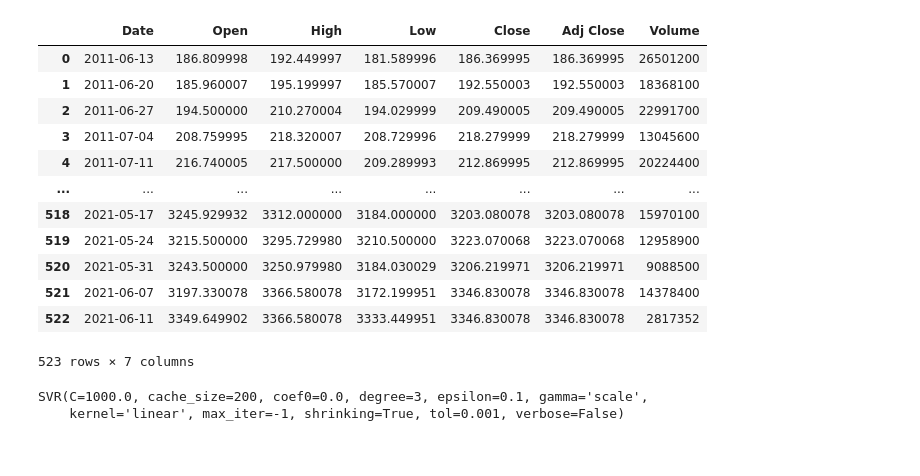
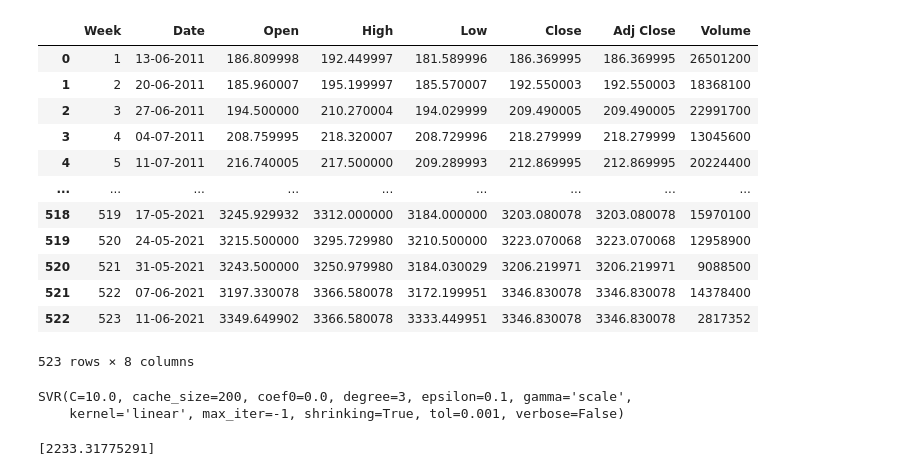
Before and after one commit to saurabh289/FAC_Stock-price-prediction, a Jupyter notebook: FAC_Assignment_1.ipynb, the cells around one changed output. Saved outputs shown, nothing was run; the diff lists cells and outputs as text; code cells hidden in the pictures.

```diff
--- a/FAC_Assignment_1.ipynb
+++ b/FAC_Assignment_1.ipynb
@@ -15,20 +15,20 @@ Saving AMZN.csv to AMZN.csv
 # %%
-data = pd.read_csv('AMZN.csv')
+data = pd.read_csv('AMZN 1.csv')
 data
 # %% [output]
-|  | Date | Open | High | Low | Close | Adj Close | Volume |
-| 0 | 2011-06-13 | 186.809998 | 192.449997 | 181.589996 | 186.369995 | 186.369995 | 26501200 |
-| 1 | 2011-06-20 | 185.960007 | 195.199997 | 185.570007 | 192.550003 | 192.550003 | 18368100 |
-| 2 | 2011-06-27 | 194.500000 | 210.270004 | 194.029999 | 209.490005 | 209.490005 | 22991700 |
-| 3 | 2011-07-04 | 208.759995 | 218.320007 | 208.729996 | 218.279999 | 218.279999 | 13045600 |
-| 4 | 2011-07-11 | 216.740005 | 217.500000 | 209.289993 | 212.869995 | 212.869995 | 20224400 |
-| ... | ... | ... | ... | ... | ... | ... | ... |
-| 518 | 2021-05-17 | 3245.929932 | 3312.000000 | 3184.000000 | 3203.080078 | 3203.080078 | 15970100 |
-| 519 | 2021-05-24 | 3215.500000 | 3295.729980 | 3210.500000 | 3223.070068 | 3223.070068 | 12958900 |
-| 520 | 2021-05-31 | 3243.500000 | 3250.979980 | 3184.030029 | 3206.219971 | 3206.219971 | 9088500 |
-| 521 | 2021-06-07 | 3197.330078 | 3366.580078 | 3172.199951 | 3346.830078 | 3346.830078 | 14378400 |
-| 522 | 2021-06-11 | 3349.649902 | 3366.580078 | 3333.449951 | 3346.830078 | 3346.830078 | 2817352 |
+|  | Week | Date | Open | High | Low | Close | Adj Close | Volume |
+| 0 | 1 | 13-06-2011 | 186.809998 | 192.449997 | 181.589996 | 186.369995 | 186.369995 | 26501200 |
+| 1 | 2 | 20-06-2011 | 185.960007 | 195.199997 | 185.570007 | 192.550003 | 192.550003 | 18368100 |
+| 2 | 3 | 27-06-2011 | 194.500000 | 210.270004 | 194.029999 | 209.490005 | 209.490005 | 22991700 |
+| 3 | 4 | 04-07-2011 | 208.759995 | 218.320007 | 208.729996 | 218.279999 | 218.279999 | 13045600 |
+| 4 | 5 | 11-07-2011 | 216.740005 | 217.500000 | 209.289993 | 212.869995 | 212.869995 | 20224400 |
+| ... | ... | ... | ... | ... | ... | ... | ... | ... |
+| 518 | 519 | 17-05-2021 | 3245.929932 | 3312.000000 | 3184.000000 | 3203.080078 | 3203.080078 | 15970100 |
+| 519 | 520 | 24-05-2021 | 3215.500000 | 3295.729980 | 3210.500000 | 3223.070068 | 3223.070068 | 12958900 |
+| 520 | 521 | 31-05-2021 | 3243.500000 | 3250.979980 | 3184.030029 | 3206.219971 | 3206.219971 | 9088500 |
+| 521 | 522 | 07-06-2021 | 3197.330078 | 3366.580078 | 3172.199951 | 3346.830078 | 3346.830078 | 14378400 |
+| 522 | 523 | 11-06-2021 | 3349.649902 | 3366.580078 | 3333.449951 | 3346.830078 | 3346.830078 | 2817352 |
-523 rows × 7 columns
+523 rows × 8 columns
 # %%
 n = len(data)
 train = data.head(n-1)
@@ -47,9 +47,14 @@ for t in xt:
 for d in yt:
   y.append(float(d))
 # %%
-lin_model = SVR(kernel='linear', C=1000.0)
+lin_model = SVR(kernel='linear', C=10.0)
 #Training the model
 lin_model.fit(x, y)
 # %% [output]
-SVR(C=1000.0, cache_size=200, coef0=0.0, degree=3, epsilon=0.1, gamma='scale',
+SVR(C=10.0, cache_size=200, coef0=0.0, degree=3, epsilon=0.1, gamma='scale',
     kernel='linear', max_iter=-1, shrinking=True, tol=0.001, verbose=False)
+# %%
+t = [[523]]
+print(lin_model.predict(t))
+# %% [output]
+[2233.31775291]
```
Also changed, not shown: parts of 2 cells of this notebook.
